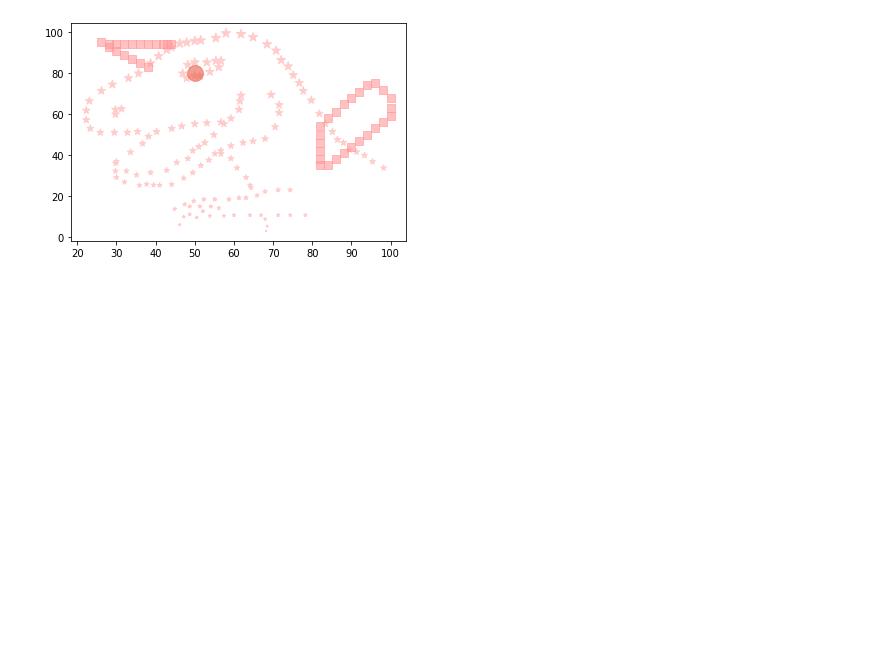
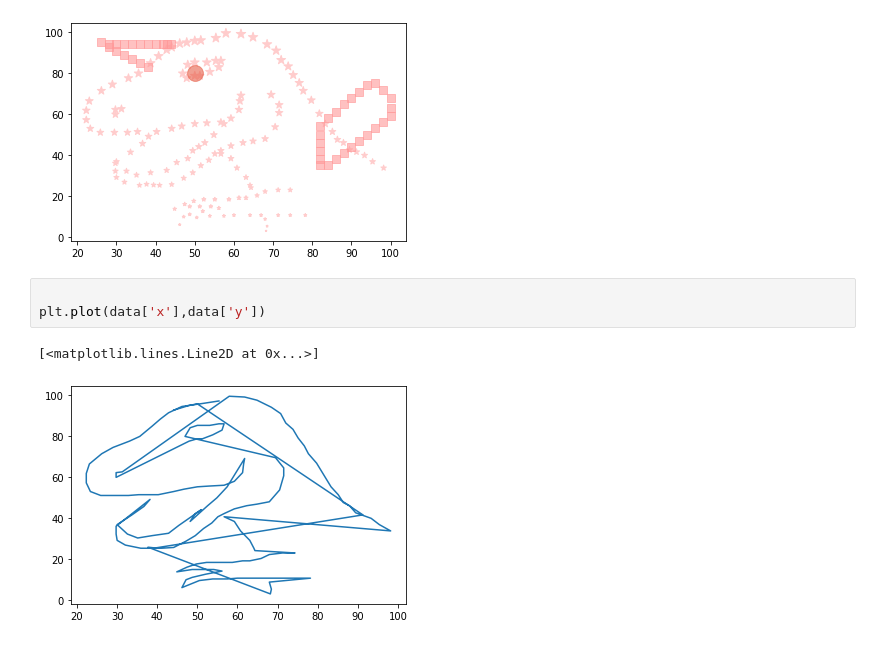
Before and after one commit to wilaipa/KKU_data_mining, a Jupyter notebook: Data102.ipynb, the cells around one changed output. Cells and saved outputs as stored; diff of their text form; blank space fills up the shorter version.

```diff
--- a/Data102.ipynb
+++ b/Data102.ipynb
@@ -133,3 +131,9 @@ plt.scatter([50],[80],s=250,alpha=0.6,c='#E75F49')
 # %% [output]
 <matplotlib.collections.PathCollection at 0x...>
 [figure]
+# %%
+
+plt.plot(data['x'],data['y'])
+# %% [output]
+[<matplotlib.lines.Line2D at 0x...>]
+[figure, added]
```
Also changed, not shown: parts of 16 cells of this notebook.
